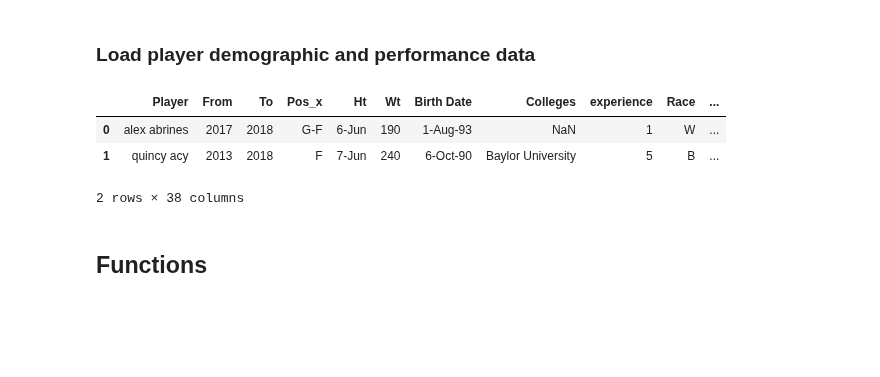
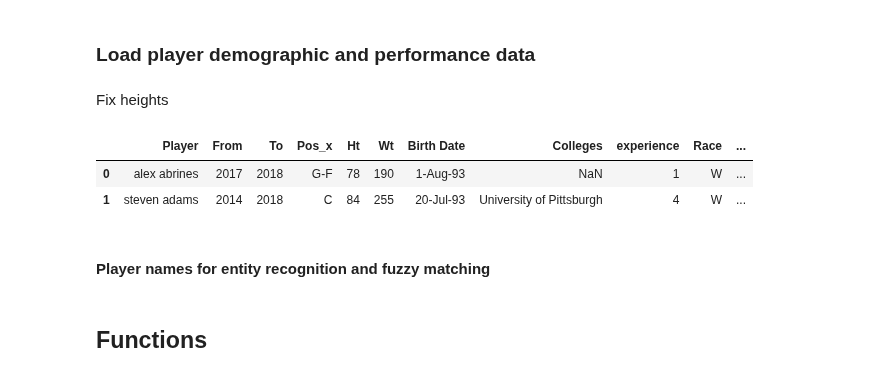
Before and after one commit to map222/trailofpapers, a Jupyter notebook: sentiment_nba/nba-sentiment.ipynb, the cells around one changed output. Cells and saved outputs as stored; diff of their text form; code cells hidden in the pictures; blank space fills up the shorter version.

```diff
--- a/sentiment_nba/nba-sentiment.ipynb
+++ b/sentiment_nba/nba-sentiment.ipynb
@@ -31,6 +28,7 @@ import matplotlib.pyplot as plt
 # java -Djava.ext.dirs=./lib -cp stanford-ner.jar edu.stanford.nlp.ie.NERServer -port 9199 -loadClassifier ./classifiers/english.all.3class.distsim.crf.ser.gz  -tokenizerFactory edu.stanford.nlp.process.WhitespaceTokenizer -tokenizerOptions tokenizeNLs=false
 # %%
 pd.set_option('display.max_colwidth', 100)
+pd.set_option('display.max_columns', 100)
 # %% [markdown]
 ## Constants and non-text data
 # %%
@@ -63,18 +61,30 @@ sid.lexicon.update({word:1 for word in great_words})
 # %%
 demo_df = pd.read_csv('data/players2018.tsv', sep ='\t', encoding = 'utf-8')
 demo_df['Player'] = demo_df['Player'].str.lower()
+# %% [markdown]
+Fix heights
+# %%
+demo_df['Ht'] = demo_df['Ht'].str.split('-')
+height_dict = {'Jun':72, 'Jul':84, 'May':60}
+height_dict.update({str(x):x for x in range(13)})
+height_dict.update({'00':0})
+demo_df['Ht'] = demo_df['Ht'].apply(lambda row: height_dict[row[0]] + height_dict[row[1]])
 # %%
 performance_df = (pd.read_html('https://www.basketball-reference.com/leagues/NBA_2018_advanced.html')[0]
                     .drop_duplicates('Player', keep = 'first'))
 performance_df['Player'] = performance_df['Player'].str.lower()
+# %%
+#team_df = pd.concat(pd.read_html('https://www.basketball-reference.com/leagues/NBA_2018.html')[:2])
+team_df = pd.read_csv('data/teams2018.tsv', sep='\t')
 # %%
-demo_df = demo_df.merge(performance_df, on = 'Player')
+demo_df = demo_df.merge(performance_df, on = 'Player').merge(team_df, on='Tm')
 demo_df.head(2)
 # %% [output]
 |  | Player | From | To | Pos_x | Ht | Wt | Birth Date | Colleges | experience | Race | ... |
-| 0 | alex abrines | 2017 | 2018 | G-F | 6-Jun | 190 | 1-Aug-93 | NaN | 1 | W | ... |
-| 1 | quincy acy | 2013 | 2018 | F | 7-Jun | 240 | 6-Oct-90 | Baylor University | 5 | B | ... |
+| 0 | alex abrines | 2017 | 2018 | G-F | 78 | 190 | 1-Aug-93 | NaN | 1 | W | ... |
+| 1 | steven adams | 2014 | 2018 | C | 84 | 255 | 20-Jul-93 | University of Pittsburgh | 4 | W | ... |
-2 rows × 38 columns
+# %% [markdown]
+#### Player names for entity recognition and fuzzy matching
 # %%
 UNIQUE_NAMES = set(demo_df.Player.unique())
 # %%
```
Also changed, not shown: parts of 33 cells of this notebook.
